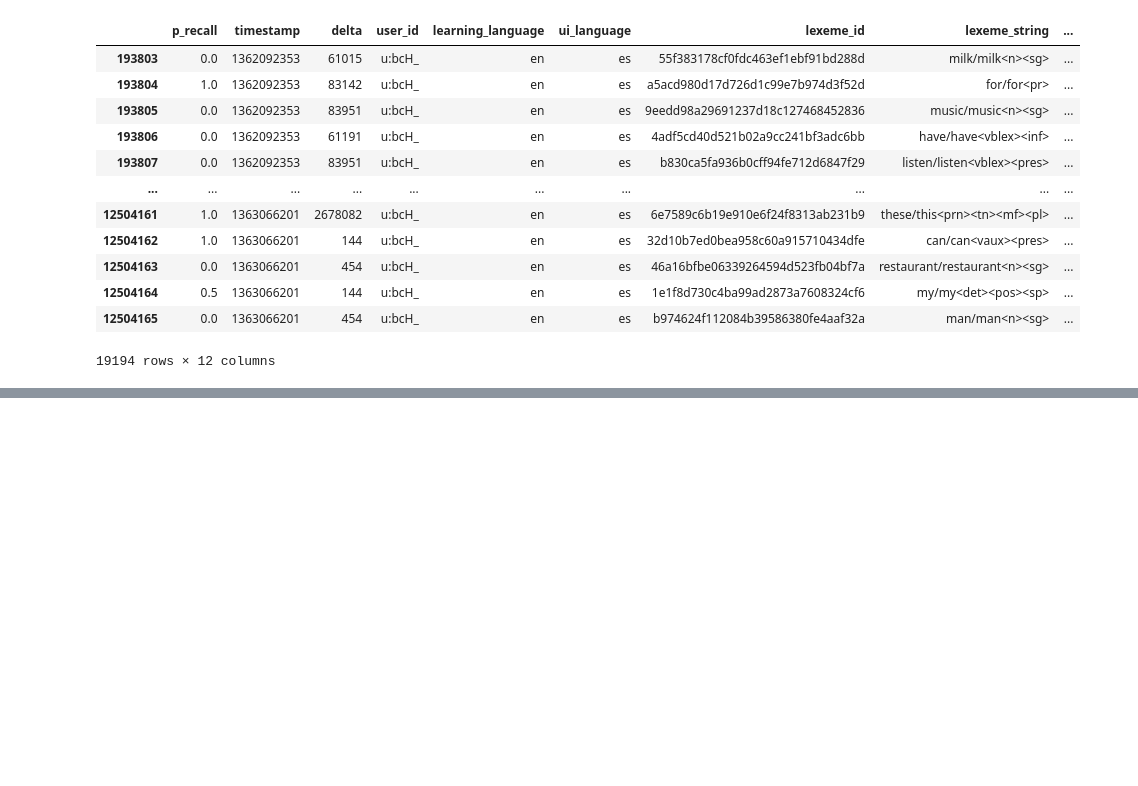
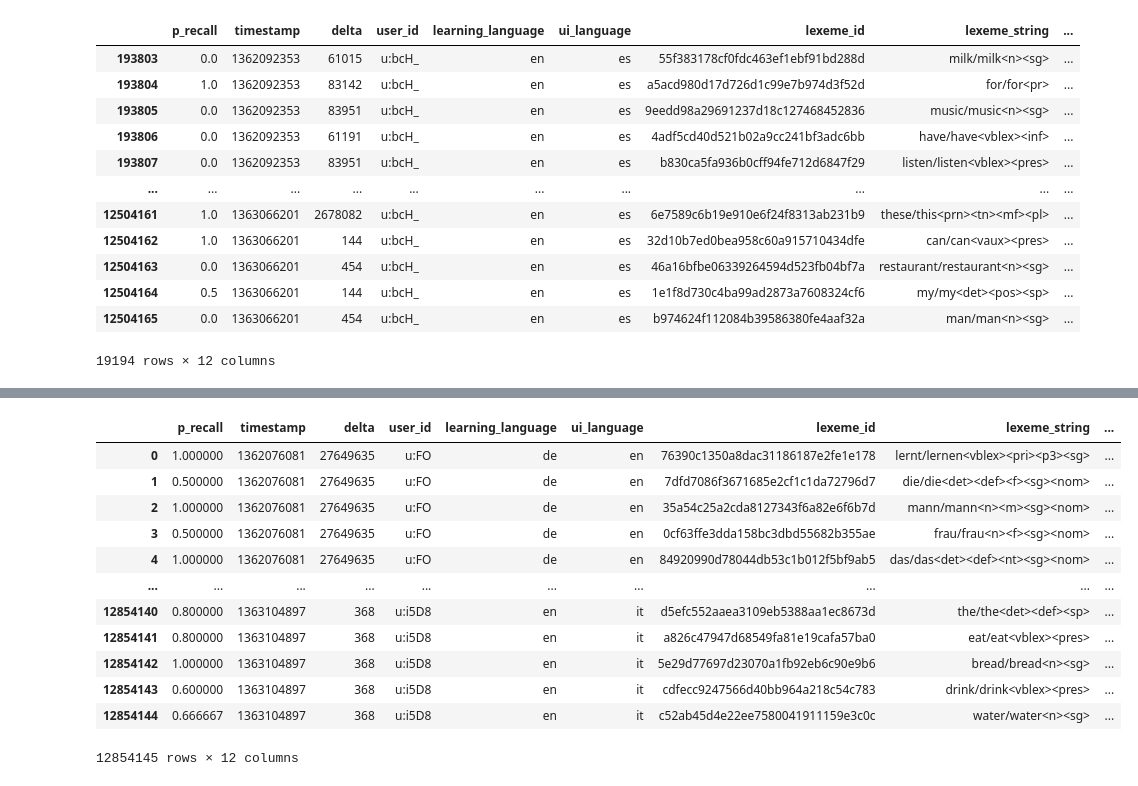
Before and after one commit to juliakubisa/spaced_repetition_algorithm, a Jupyter notebook: notebooks/preprocess.ipynb, the cells around one changed output, grey strips where cells are left out. Saved outputs shown, nothing was run; the diff lists cells and outputs as text; code cells hidden in the pictures; blank space fills up the shorter version.

```diff
--- a/notebooks/preprocess.ipynb
+++ b/notebooks/preprocess.ipynb
@@ -117,7 +116,0 @@ np.float64(52.51)
-# %%
-# Feature engineering
-# Interaction data between ui and learning language
-df['lang_combination'] = df['ui_language'] + '-' + df['learning_language']
-
-# Historical probability of recall
-df['h_recall'] = df['history_correct']/df['history_seen']
@@ -132,0 +143,16 @@ df.head()
+# %%
+df
+# %% [output]
+|  | p_recall | timestamp | delta | user_id | learning_language | ui_language | lexeme_id | lexeme_string | ... |
+| 0 | 1.000000 | 1362076081 | 27649635 | u:FO | de | en | 76390c1350a8dac31186187e2fe1e178 | lernt/lernen<vblex><pri><p3><sg> | ... |
+| 1 | 0.500000 | 1362076081 | 27649635 | u:FO | de | en | 7dfd7086f3671685e2cf1c1da72796d7 | die/die<det><def><f><sg><nom> | ... |
+| 2 | 1.000000 | 1362076081 | 27649635 | u:FO | de | en | 35a54c25a2cda8127343f6a82e6f6b7d | mann/mann<n><m><sg><nom> | ... |
+| 3 | 0.500000 | 1362076081 | 27649635 | u:FO | de | en | 0cf63ffe3dda158bc3dbd55682b355ae | frau/frau<n><f><sg><nom> | ... |
+| 4 | 1.000000 | 1362076081 | 27649635 | u:FO | de | en | 84920990d78044db53c1b012f5bf9ab5 | das/das<det><def><nt><sg><nom> | ... |
+| ... | ... | ... | ... | ... | ... | ... | ... | ... | ... |
+| 12854140 | 0.800000 | 1363104897 | 368 | u:i5D8 | en | it | d5efc552aaea3109eb5388aa1ec8673d | the/the<det><def><sp> | ... |
+| 12854141 | 0.800000 | 1363104897 | 368 | u:i5D8 | en | it | a826c47947d68549fa81e19cafa57ba0 | eat/eat<vblex><pres> | ... |
+| 12854142 | 1.000000 | 1363104897 | 368 | u:i5D8 | en | it | 5e29d77697d23070a1fb92eb6c90e9b6 | bread/bread<n><sg> | ... |
+| 12854143 | 0.600000 | 1363104897 | 368 | u:i5D8 | en | it | cdfecc9247566d40bb964a218c54c783 | drink/drink<vblex><pres> | ... |
+| 12854144 | 0.666667 | 1363104897 | 368 | u:i5D8 | en | it | c52ab45d4e22ee7580041911159e3c0c | water/water<n><sg> | ... |
+12854145 rows × 12 columns
```
Also changed, not shown: parts of 17 cells of this notebook, 1 other file.
